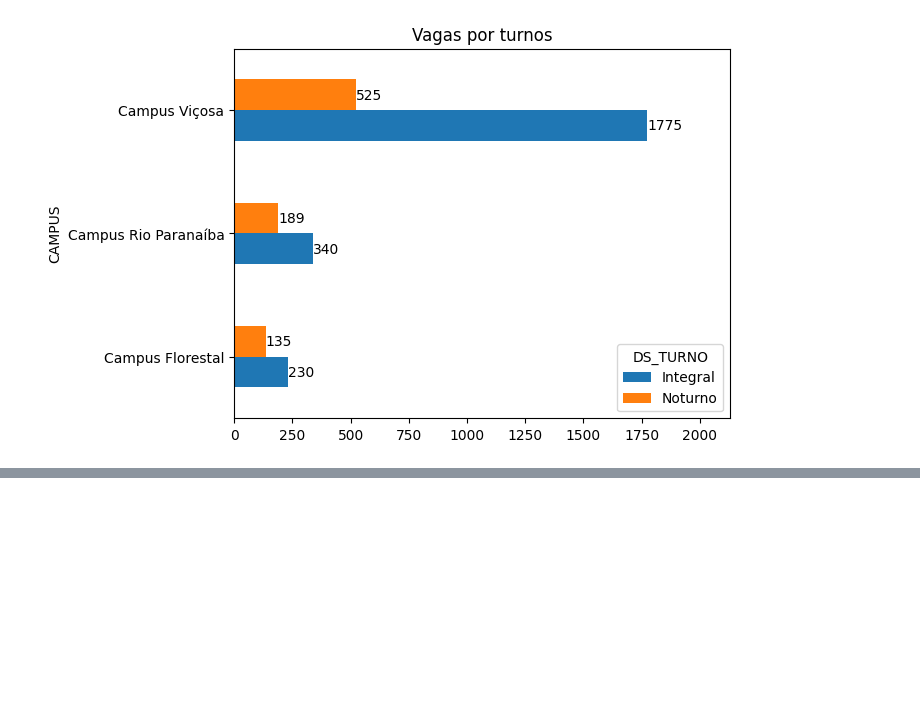
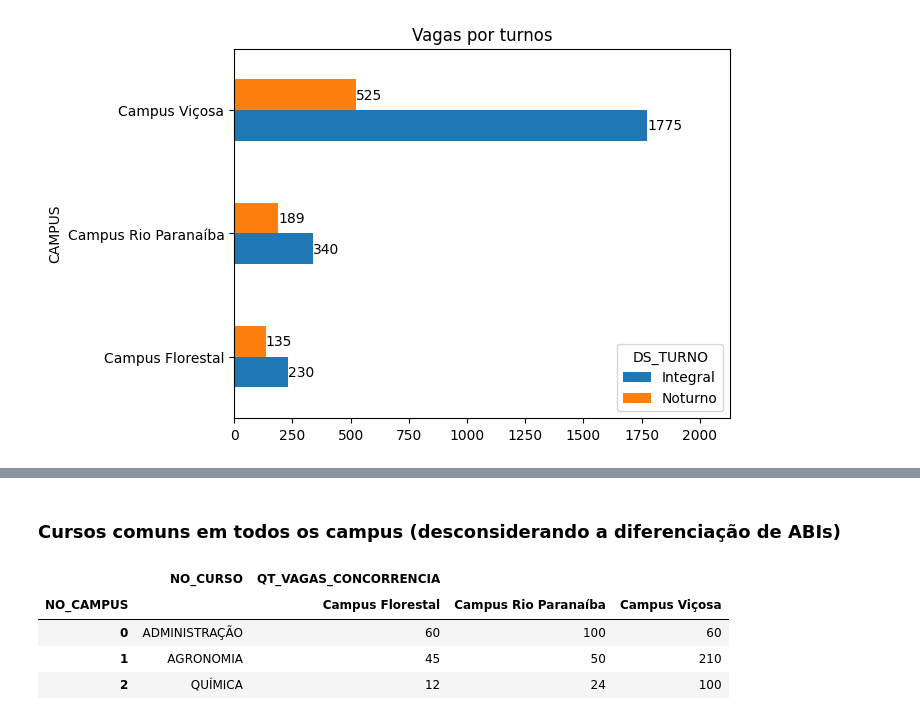
Before and after one commit to nfmmendes/sisu-2025-ufv, a Jupyter notebook: SISU_UFV_2025.ipynb, the cells around one changed output, grey strips where cells are left out. Drawn from its saved outputs; the diff is of its cells as text; code cells hidden in the pictures; blank space fills up the shorter version.

```diff
--- a/SISU_UFV_2025.ipynb
+++ b/SISU_UFV_2025.ipynb
@@ -57,0 +82,11 @@ for container in ax.containers:
+# %% [markdown]
+<h3> Cursos comuns em todos os campus (desconsiderando a diferenciação de ABIs) </h3>
+# %%
+display(df[['NO_CAMPUS', 'NO_CURSO', 'QT_VAGAS_CONCORRENCIA']].assign(NO_CURSO = lambda x: x.NO_CURSO.str.replace('ABI - ', '').str.upper())\
+        .groupby(['NO_CURSO', 'NO_CAMPUS']).count().unstack().dropna().astype(int).reset_index())
+# %% [output]
+|  | NO_CURSO | QT_VAGAS_CONCORRENCIA |  |  |
+| NO_CAMPUS |  | Campus Florestal | Campus Rio Paranaíba | Campus Viçosa |
+| 0 | ADMINISTRAÇÃO | 60 | 100 | 60 |
+| 1 | AGRONOMIA | 45 | 50 | 210 |
+| 2 | QUÍMICA | 12 | 24 | 100 |
```
Also changed, not shown: parts of 3 cells of this notebook.
